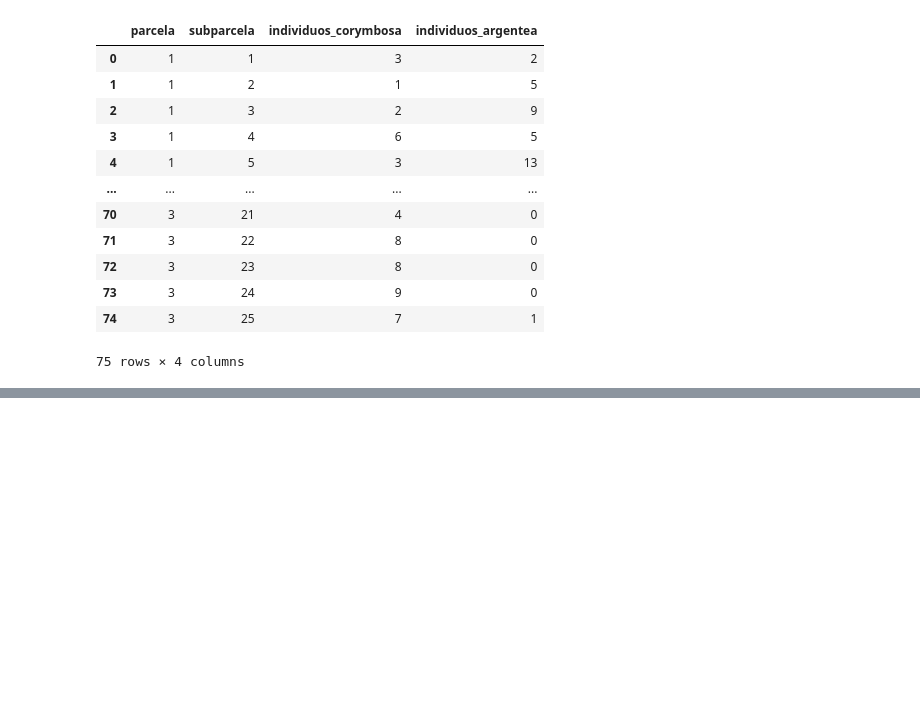
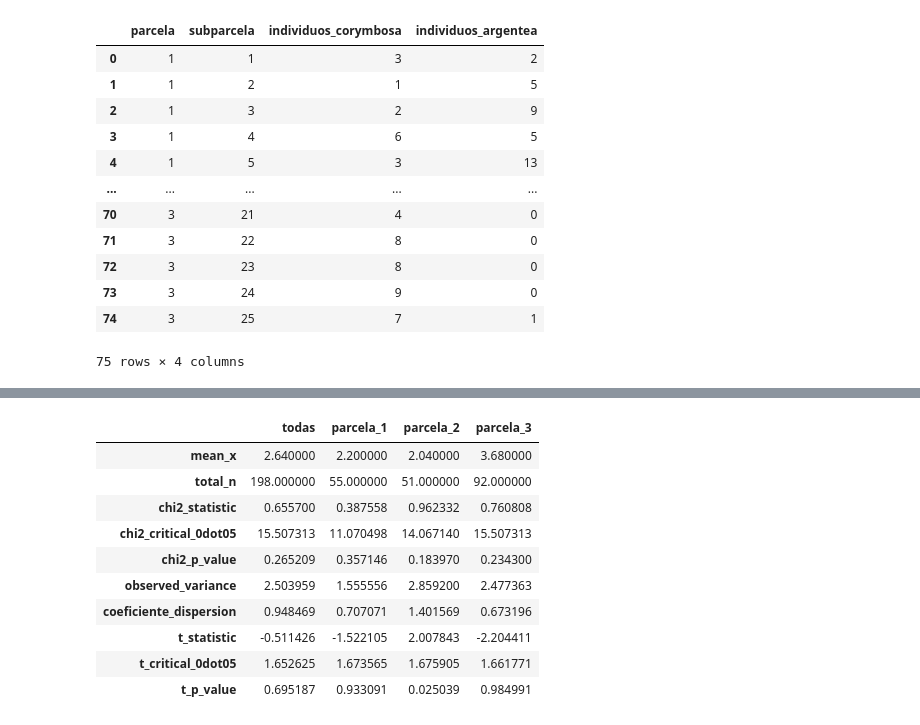
Before and after one commit to hdescobarh/simulaciones-ecologia, a Jupyter notebook: simulation_notebooks_es/distribucion_espacial_especie/distribucion_espacial.ipynb, the cells around one changed output, grey strips where cells are left out. Cells and saved outputs as stored; diff of their text form; code cells hidden in the pictures; blank space fills up the shorter version.

```diff
--- a/simulation_notebooks_es/distribucion_espacial_especie/distribucion_espacial.ipynb
+++ b/simulation_notebooks_es/distribucion_espacial_especie/distribucion_espacial.ipynb
@@ -291,0 +252,3 @@ plot_three_df
+# %%
+all_plots_summary_corymbosa, all_plots_df_corymbosa = do_analysis_argentea(parcelas_df, 1)
+all_plots_summary_corymbosa
@@ -291,0 +283,3 @@ plot_three_df
+# %%
+plot_one_summary_corymbosa, plot_one_df_corymbosa = do_analysis_argentea(parcelas_df.query("parcela == 1"), 1)
+plot_one_summary_corymbosa
@@ -291,0 +311,3 @@ plot_three_df
+# %%
+plot_two_summary_corymbosa, plot_two_df_corymbosa = do_analysis_argentea(parcelas_df.query("parcela == 2"), 1)
+plot_two_summary_corymbosa
@@ -291,0 +341,3 @@ plot_three_df
+# %%
+plot_three_summary_corymbosa, plot_three_df_corymbosa= do_analysis_argentea(parcelas_df.query("parcela == 3"), 1)
+plot_three_summary_corymbosa
@@ -291,0 +392,20 @@ plot_three_df
+# %%
+reporte_corymbosa_df = all_plots_summary_corymbosa.copy()
+reporte_corymbosa_df.rename(columns = {"value": "todas"}, inplace = True)
+reporte_corymbosa_df = reporte_corymbosa_df.join(plot_one_summary_corymbosa.rename(columns = {"value": "parcela_1"}))
+reporte_corymbosa_df = reporte_corymbosa_df.join(plot_two_summary_corymbosa.rename(columns = {"value": "parcela_2"}))
+reporte_corymbosa_df = reporte_corymbosa_df.join(plot_three_summary_corymbosa.rename(columns = {"value": "parcela_3"}))
+reporte_corymbosa_df.to_csv("./resultados_corymbosa.csv")
+reporte_corymbosa_df
+# %% [output]
+|  | todas | parcela_1 | parcela_2 | parcela_3 |
+| mean_x | 2.640000 | 2.200000 | 2.040000 | 3.680000 |
+| total_n | 198.000000 | 55.000000 | 51.000000 | 92.000000 |
+| chi2_statistic | 0.655700 | 0.387558 | 0.962332 | 0.760808 |
+| chi2_critical_0dot05 | 15.507313 | 11.070498 | 14.067140 | 15.507313 |
+| chi2_p_value | 0.265209 | 0.357146 | 0.183970 | 0.234300 |
+| observed_variance | 2.503959 | 1.555556 | 2.859200 | 2.477363 |
+| coeficiente_dispersion | 0.948469 | 0.707071 | 1.401569 | 0.673196 |
+| t_statistic | -0.511426 | -1.522105 | 2.007843 | -2.204411 |
+| t_critical_0dot05 | 1.652625 | 1.673565 | 1.675905 | 1.661771 |
+| t_p_value | 0.695187 | 0.933091 | 0.025039 | 0.984991 |
```
Also changed, not shown: parts of 59 cells of this notebook, 2 other files.
